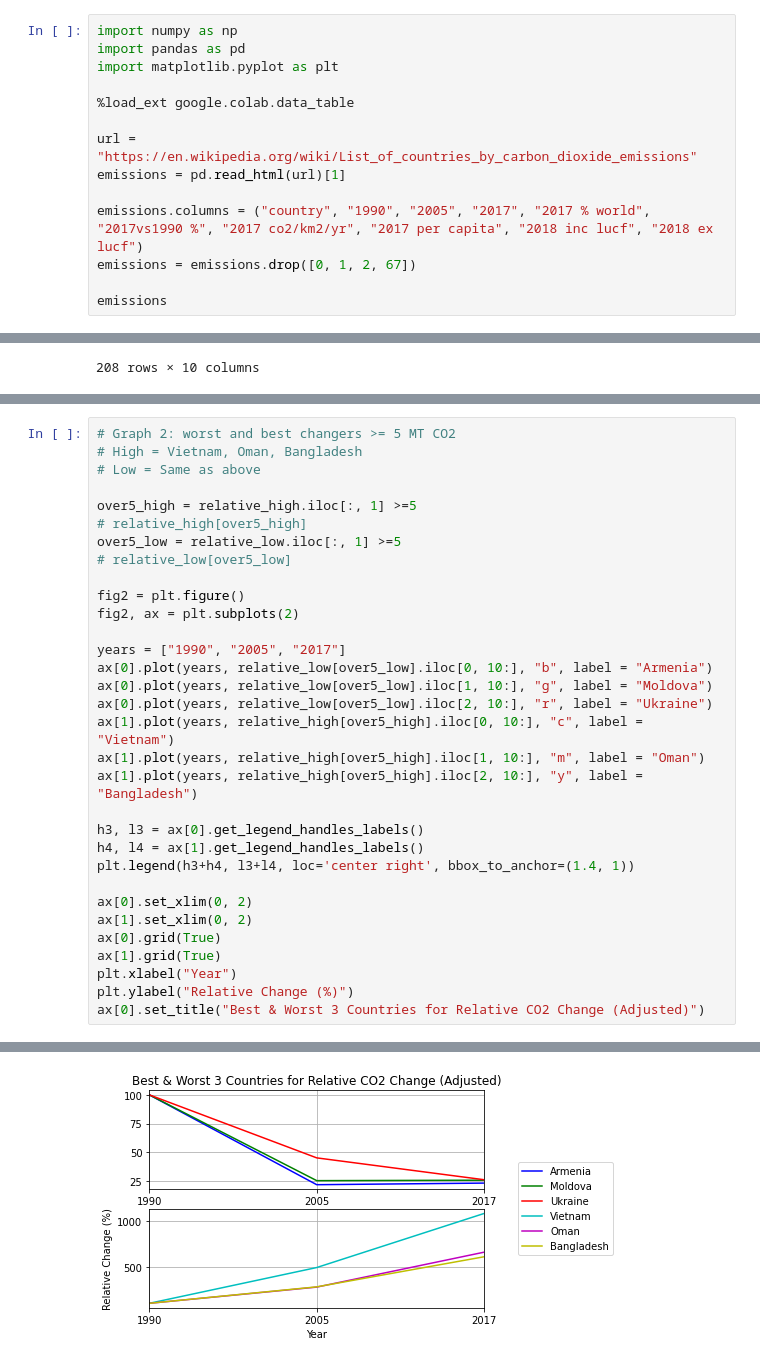
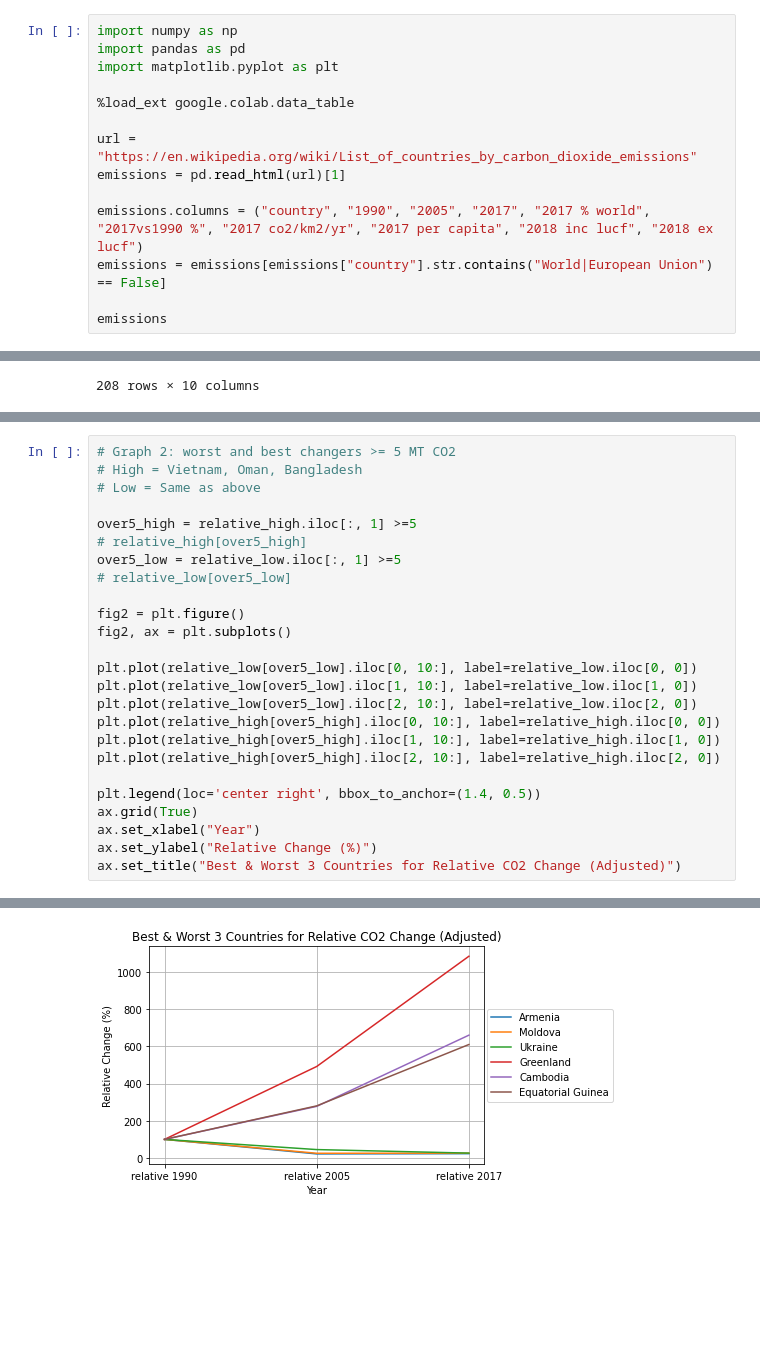
Before and after one commit to imlilalex/WincGlobalC02EmissionsAssignment, a Jupyter notebook: Winc_Module_4_Assignment_Global_CO2_Emissions.ipynb, the cells around one changed output, grey strips where cells are left out. Cells and saved outputs as stored; diff of their text form; blank space fills up the shorter version.

```diff
--- a/Winc_Module_4_Assignment_Global_CO2_Emissions.ipynb
+++ b/Winc_Module_4_Assignment_Global_CO2_Emissions.ipynb
@@ -11,7 +11,7 @@ url = "https://en.wikipedia.org/wiki/List_of_countries_by_carbon_dioxide_emissio
 emissions = pd.read_html(url)[1]
 
 emissions.columns = ("country", "1990", "2005", "2017", "2017 % world", "2017vs1990 %", "2017 co2/km2/yr", "2017 per capita", "2018 inc lucf", "2018 ex lucf")
-emissions = emissions.drop([0, 1, 2, 67])
+emissions = emissions[emissions["country"].str.contains("World|European Union") == False]
 
 emissions
 # %% [output]
@@ -97,36 +90,29 @@ Text(0.5, 1.0, 'Best & Worst 3 Countries for Relative CO2 Change')
 # %%
 # Graph 2: worst and best changers >= 5 MT CO2
 # High = Vietnam, Oman, Bangladesh
 # Low = Same as above
 
 over5_high = relative_high.iloc[:, 1] >=5
 # relative_high[over5_high]
 over5_low = relative_low.iloc[:, 1] >=5
 # relative_low[over5_low]
 
 fig2 = plt.figure()
-fig2, ax = plt.subplots(2)
+fig2, ax = plt.subplots()
 
-years = ["1990", "2005", "2017"]
-ax[0].plot(years, relative_low[over5_low].iloc[0, 10:], "b", label = "Armenia")
-ax[0].plot(years, relative_low[over5_low].iloc[1, 10:], "g", label = "Moldova")
-ax[0].plot(years, relative_low[over5_low].iloc[2, 10:], "r", label = "Ukraine")
-ax[1].plot(years, relative_high[over5_high].iloc[0, 10:], "c", label = "Vietnam")
-ax[1].plot(years, relative_high[over5_high].iloc[1, 10:], "m", label = "Oman")
-ax[1].plot(years, relative_high[over5_high].iloc[2, 10:], "y", label = "Bangladesh")
+plt.plot(relative_low[over5_low].iloc[0, 10:], label=relative_low.iloc[0, 0])
+plt.plot(relative_low[over5_low].iloc[1, 10:], label=relative_low.iloc[1, 0])
+plt.plot(relative_low[over5_low].iloc[2, 10:], label=relative_low.iloc[2, 0])
+plt.plot(relative_high[over5_high].iloc[0, 10:], label=relative_high.iloc[0, 0])
+plt.plot(relative_high[over5_high].iloc[1, 10:], label=relative_high.iloc[1, 0])
+plt.plot(relative_high[over5_high].iloc[2, 10:], label=relative_high.iloc[2, 0])
 
-h3, l3 = ax[0].get_legend_handles_labels()
-h4, l4 = ax[1].get_legend_handles_labels()
-plt.legend(h3+h4, l3+l4, loc='center right', bbox_to_anchor=(1.4, 1))
-
-ax[0].set_xlim(0, 2)
-ax[1].set_xlim(0, 2)
-ax[0].grid(True)
-ax[1].grid(True)
-plt.xlabel("Year")
-plt.ylabel("Relative Change (%)")
-ax[0].set_title("Best & Worst 3 Countries for Relative CO2 Change (Adjusted)")
+plt.legend(loc='center right', bbox_to_anchor=(1.4, 0.5))
+ax.grid(True)
+ax.set_xlabel("Year")
+ax.set_ylabel("Relative Change (%)")
+ax.set_title("Best & Worst 3 Countries for Relative CO2 Change (Adjusted)")
 # %% [output]
 Text(0.5, 1.0, 'Best & Worst 3 Countries for Relative CO2 Change (Adjusted)')
 <Figure size 432x288 with 0 Axes>
-[figure, old version]
+[figure, new version]
```
Also changed, not shown: parts of 2 cells of this notebook.
